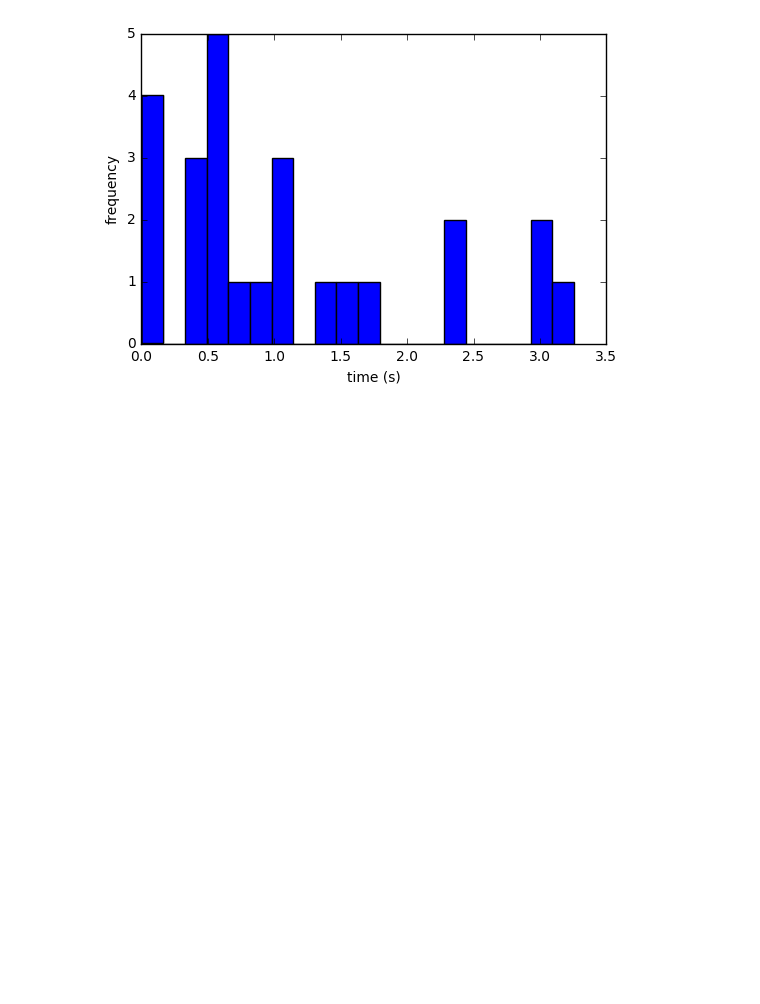
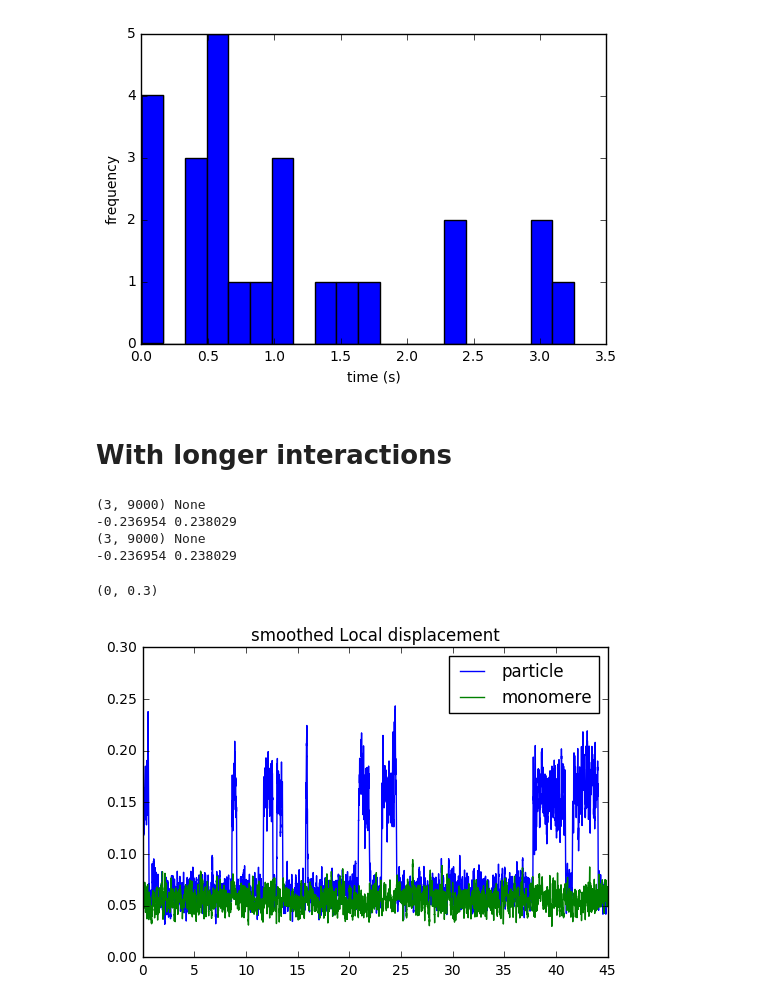
Before and after one commit to jeammimi/replication_yeast, a Jupyter notebook: notebooks/Transcription/0.1-calibration.ipynb, the cells around one changed output. Cells and saved outputs as stored; diff of their text form; code cells hidden in the pictures; blank space fills up the shorter version.

```diff
--- a/notebooks/Transcription/0.1-calibration.ipynb
+++ b/notebooks/Transcription/0.1-calibration.ipynb
@@ -302,3 +302,30 @@ ylabel("frequency")
 # %% [output]
 <matplotlib.text.Text at 0x...>
 [figure]
+# %% [markdown]
+# With longer interactions
+# %%
+rep = "..//../data/raw/test-trans-lowerpoff///"
+t = check_rep(rep,n=1)
+param = load_parameters(rep+"/traj1/params.json")
+
+Diffp_t,Mono_t,Coordsp_t,Coords_t = compute_mean_msd(t, p_chain=40, micron = 4*param["micron"],n_ch=1,stop=None)
+_,_,CoordspF_skoff_t,_= compute_mean_msd(t, p_chain=40, micron = 4*param["micron"],n_ch=1,stop=None)
+# %% [output]
+(3, 9000) None
+-0.236954 0.238029
+(3, 9000) None
+-0.236954 0.238029
+# %%
+title("smoothed Local displacement")
+dp_t = np.linalg.norm(CoordspF_skoff_t.T[1:]-CoordspFF_skoff_t.T[:-1],axis=1)
+plot(np.arange(len(dp_t))*0.005,pd.Series(dp_t).rolling(10,center=True,min_periods=1).mean(),label="particle")
+
+d = np.linalg.norm(Coords_t.T[1:]-Coords_t.T[:-1],axis=1)
+plot(np.arange(len(d))*0.005,pd.Series(d).rolling(10,center=True,min_periods=1).mean(),label="monomere")
+legend(loc="best")
+ylim(0,0.3)
+#print(len(dp)/16)
+# %% [output]
+(0, 0.3)
+[figure, added]
```
Also changed, not shown: parts of 3 cells of this notebook, 1 other file.
